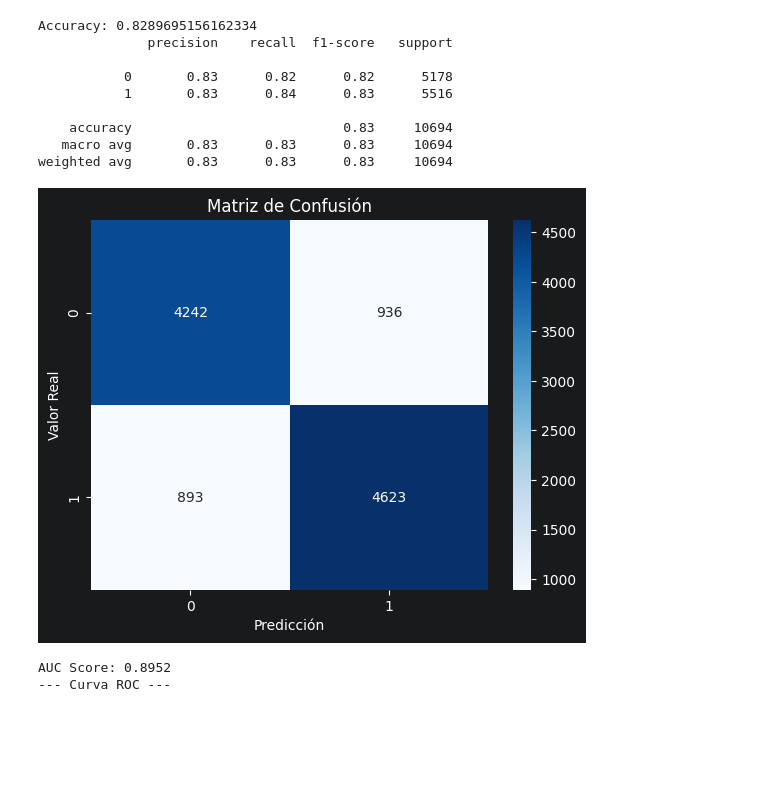
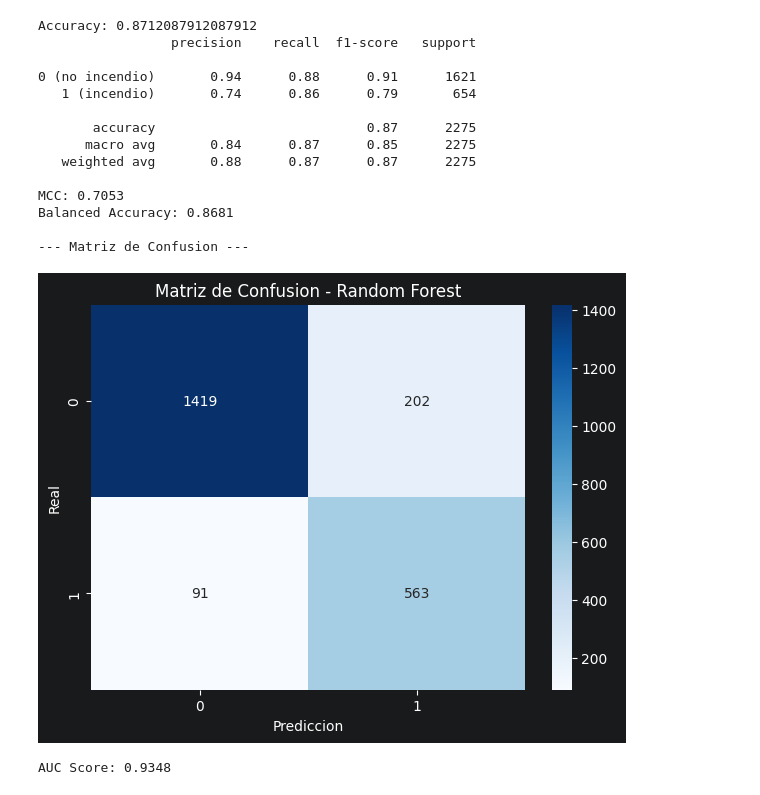
Before and after one commit to antoniozamora2002/Modelo-Machine-Learning-Para-Detectar-Incendios, a Jupyter notebook: Random-Forest-Model.ipynb, the cells around one changed output. Drawn from its saved outputs; the diff is of its cells as text; code cells hidden in the pictures; blank space fills up the shorter version.

```diff
--- a/Random-Forest-Model.ipynb
+++ b/Random-Forest-Model.ipynb
@@ -48,5 +101,6 @@ full_df.head()
 # %%
-features = ['latitude', 'longitude', 'month', 'day', 'day_of_year', 'year', 'Temp_max', 'NDVI', 'Distance_to_equator', 'Is_dry_season']
+features = ['latitude', 'longitude', 'month', 'day', 'day_of_year', 'year',
+            'Temp_max', 'NDVI', 'Distance_to_equator', 'Is_dry_season']
 X = full_df[features]
 y = full_df['incendio']
 
@@ -99,0 +114,7 @@ y_pred = model.predict(X_test)
+# %%
+# Split 85% entrenamiento / 15% prueba con StratifiedShuffleSplit (como en el articulo, Sec. 3.5)
+sss = StratifiedShuffleSplit(n_splits=1, test_size=0.15, random_state=42)
+train_idx, test_idx = next(sss.split(X, y))
+X_train, X_test = X.iloc[train_idx].copy(), X.iloc[test_idx].copy()
+y_train, y_test = y.iloc[train_idx].copy(), y.iloc[test_idx].copy()
+print(f"Train: {X_train.shape}  Test: {X_test.shape}")
@@ -100,59 +142,50 @@ y_pred = model.predict(X_test)
 # %%
-# Métricas
+# Metricas (incluye MCC y Balanced Accuracy, mencionadas en el articulo Sec. 3.5.1)
 print("Accuracy:", accuracy_score(y_test, y_pred))
-print(classification_report(y_test, y_pred))
+print(classification_report(y_test, y_pred, target_names=['0 (no incendio)', '1 (incendio)']))
 
-# Matriz de confusión
+mcc = matthews_corrcoef(y_test, y_pred)
+bal_acc = balanced_accuracy_score(y_test, y_pred)
+print(f"MCC: {mcc:.4f}")
+print(f"Balanced Accuracy: {bal_acc:.4f}")
+
+# Matriz de confusion
+print("\n--- Matriz de Confusion ---")
 cm = confusion_matrix(y_test, y_pred)
+plt.figure(figsize=(7, 5))
 sns.heatmap(cm, annot=True, fmt='d', cmap='Blues')
-plt.xlabel('Predicción')
-plt.ylabel('Valor Real')
-plt.title('Matriz de Confusión')
+plt.xlabel('Prediccion')
+plt.ylabel('Real')
+plt.title('Matriz de Confusion - Random Forest')
 plt.show()
 
-# Curva ROC y Puntaje AUC
-
-# 1. Obtener las probabilidades de predicción para la clase positiva (incendio=1)
-# Usamos .predict_proba() que devuelve [prob_clase_0, prob_clase_1]
-y_pred_proba = model.predict_proba(X_test)[:, 1]
-
-# 2. Calcular el puntaje AUC (Area Under the Curve)
+# Curva ROC y AUC
 auc = roc_auc_score(y_test, y_pred_proba)
 print(f'\nAUC Score: {auc:.4f}')
-
-# 3. Calcular FPR (Tasa de Falsos Positivos) y TPR (Tasa de Verdaderos Positivos)
 fpr, tpr, thresholds = roc_curve(y_test, y_pred_proba)
-
-# 4. Graficar la curva ROC
-print("--- Curva ROC ---")
 plt.figure(figsize=(8, 6))
 plt.plot(fpr, tpr, label=f'Curva ROC (AUC = {auc:.4f})', color='blue')
-plt.plot([0, 1], [0, 1], 'k--') # Línea de referencia (azar)
+plt.plot([0, 1], [0, 1], 'k--')
 plt.xlabel('Tasa de Falsos Positivos (FPR)')
 plt.ylabel('Tasa de Verdaderos Positivos (TPR)')
-plt.title('Curva ROC (Receiver Operating Characteristic)')
+plt.title('Curva ROC - Random Forest')
 plt.legend(loc='lower right')
 plt.grid(True)
 plt.show()
-
-# Feature importance (para Random Forest)
-importances = model.feature_importances_
-indices = np.argsort(importances)[::-1]
-plt.figure(figsize=(10, 6))
-plt.title("Feature Importance")
-plt.bar(range(X.shape[1]), importances[indices], align="center")
-plt.xticks(range(X.shape[1]), [features[i] for i in indices], rotation=90)
-plt.show()
 # %% [output]
-Accuracy: 0.8289695156162334
-              precision    recall  f1-score   support
+Accuracy: 0.8712087912087912
+                 precision    recall  f1-score   support
 
-           0       0.83      0.82      0.82      5178
-           1       0.83      0.84      0.83      5516
+0 (no incendio)       0.94      0.88      0.91      1621
+   1 (incendio)       0.74      0.86      0.79       654
 
-    accuracy                           0.83     10694
-   macro avg       0.83      0.83      0.83     10694
-weighted avg       0.83      0.83      0.83     10694
+       accuracy                           0.87      2275
+      macro avg       0.84      0.87      0.85      2275
+   weighted avg       0.88      0.87      0.87      2275
+
+MCC: 0.7053
+Balanced Accuracy: 0.8681
+
+--- Matriz de Confusion ---
-[figure, old version]
+[figure, new version]
-AUC Score: 0.8952
---- Curva ROC ---
+AUC Score: 0.9348
```
Also changed, not shown: parts of 17 cells of this notebook, 3 other files.
